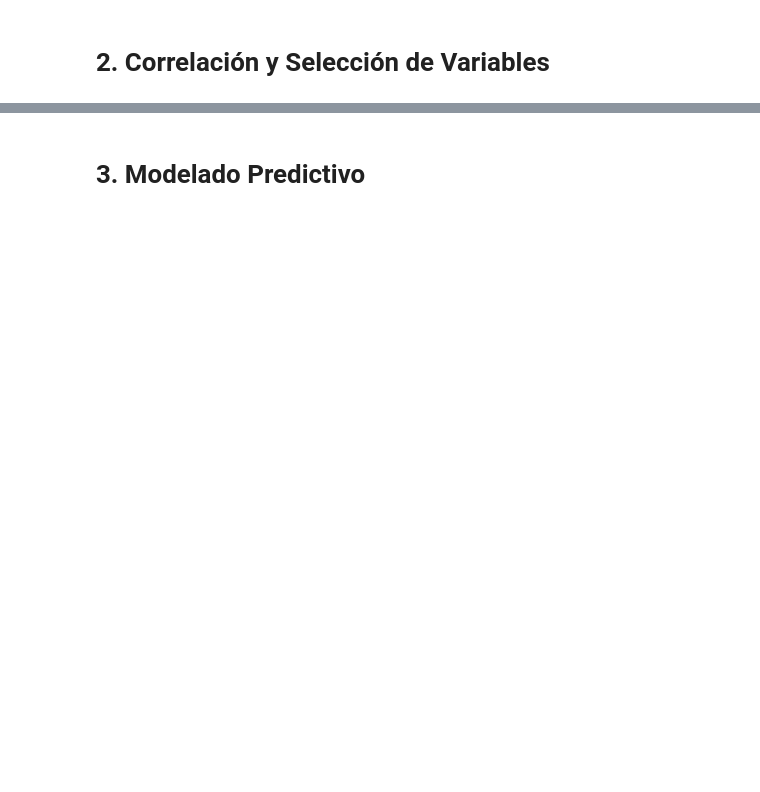
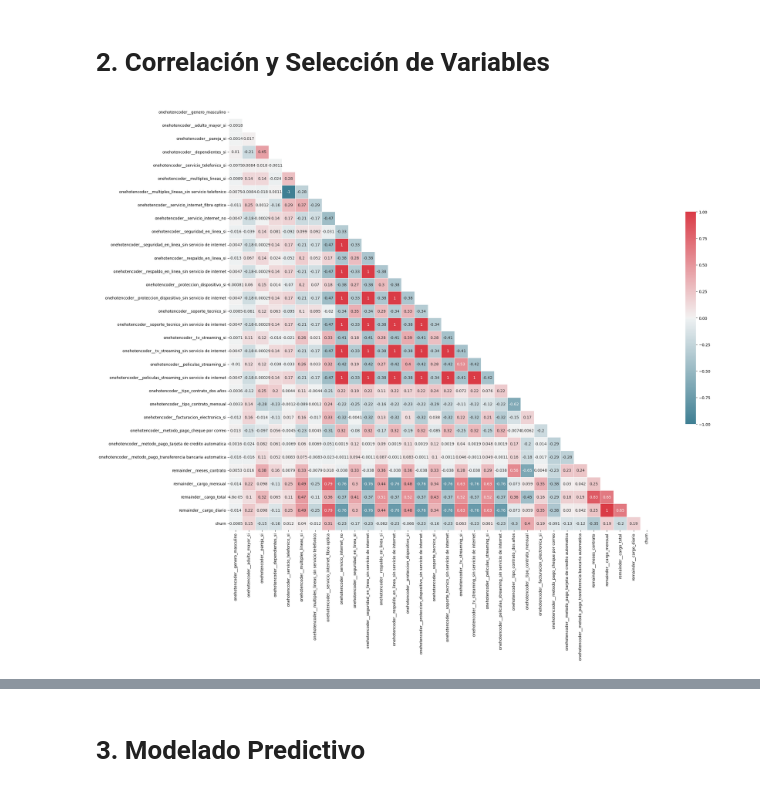
Before and after one commit to gianellannie/telecom-x-parte2, a Jupyter notebook: TelecomX_LATAM_parte2.ipynb, the cells around one changed output, grey strips where cells are left out. Saved outputs shown, nothing was run; the diff lists cells and outputs as text; code cells hidden in the pictures; blank space fills up the shorter version.

```diff
--- a/TelecomX_LATAM_parte2.ipynb
+++ b/TelecomX_LATAM_parte2.ipynb
@@ -4,0 +33,15 @@
+# %%
+X = datos.drop(columns=['churn'])
+y = datos['churn']
+# %%
+codificacion = make_column_transformer(
+    (OneHotEncoder(drop='first'), ['genero', 'adulto_mayor', 'pareja', 'dependientes', 'servicio_telefonico', 'multiples_lineas', 'servicio_internet',
+                                       'seguridad_en_linea', 'respaldo_en_linea', 'proteccion_dispositivo', 'soporte_tecnico', 'tv_streaming',
+                                       'peliculas_streaming', 'tipo_contrato', 'facturacion_electronica', 'metodo_pago']),
+    remainder='passthrough',
+    force_int_remainder_cols=False,
+    sparse_threshold=0
+)
+X_codificado = codificacion.fit_transform(X)
+X_codificado = pd.DataFrame(X_codificado, columns=codificacion.get_feature_names_out(X.columns))
+X_codificado.head()
@@ -4,0 +56,5 @@
+# %%
+le = LabelEncoder()
+y_codificado = le.fit_transform(y)
+y_codificado = pd.Series(y_codificado, name='churn')
+y_codificado.head()
@@ -5,2 +69,21 @@
 # %% [markdown]
 # **2. Correlación y Selección de Variables**
+# %%
+datos_preparados = X_codificado.copy()
+datos_preparados['churn'] = y_codificado
+# %%
+corr = datos_preparados.corr()
+
+mascara = np.zeros_like(corr, dtype=bool)
+mascara[np.triu_indices_from(mascara)] = True
+
+fig, ax = plt.subplots(figsize=(30, 20))
+
+cmap = sns.diverging_palette(220, 10, as_cmap=True)
+
+sns.heatmap(corr, mask=mascara, cmap=cmap, vmax=1, vmin=-1, center=0,
+            square=True, linewidths=.5, annot=True, cbar_kws={"shrink": .5})
+
+plt.show()
+# %% [output]
+[figure, added]
```
Also changed, not shown: parts of 25 cells of this notebook.
